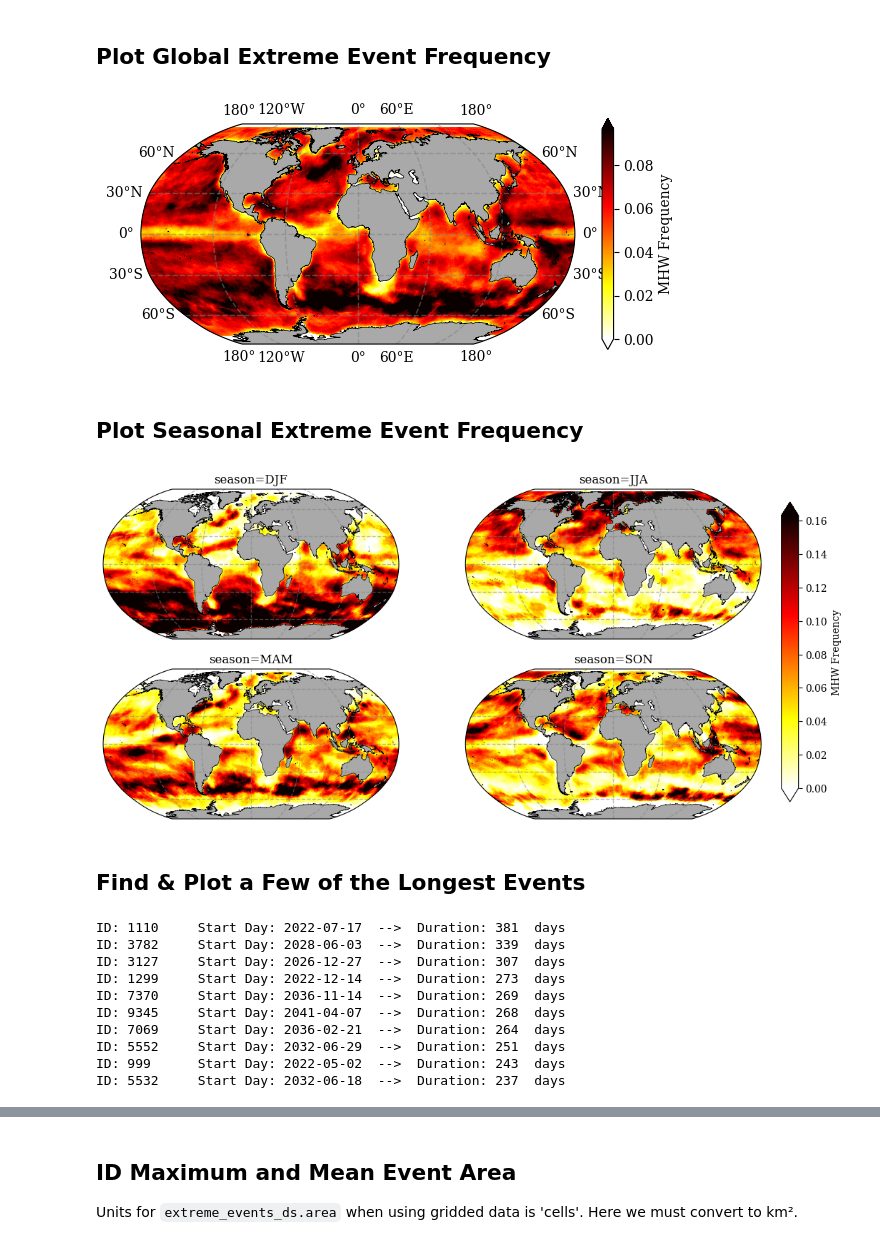
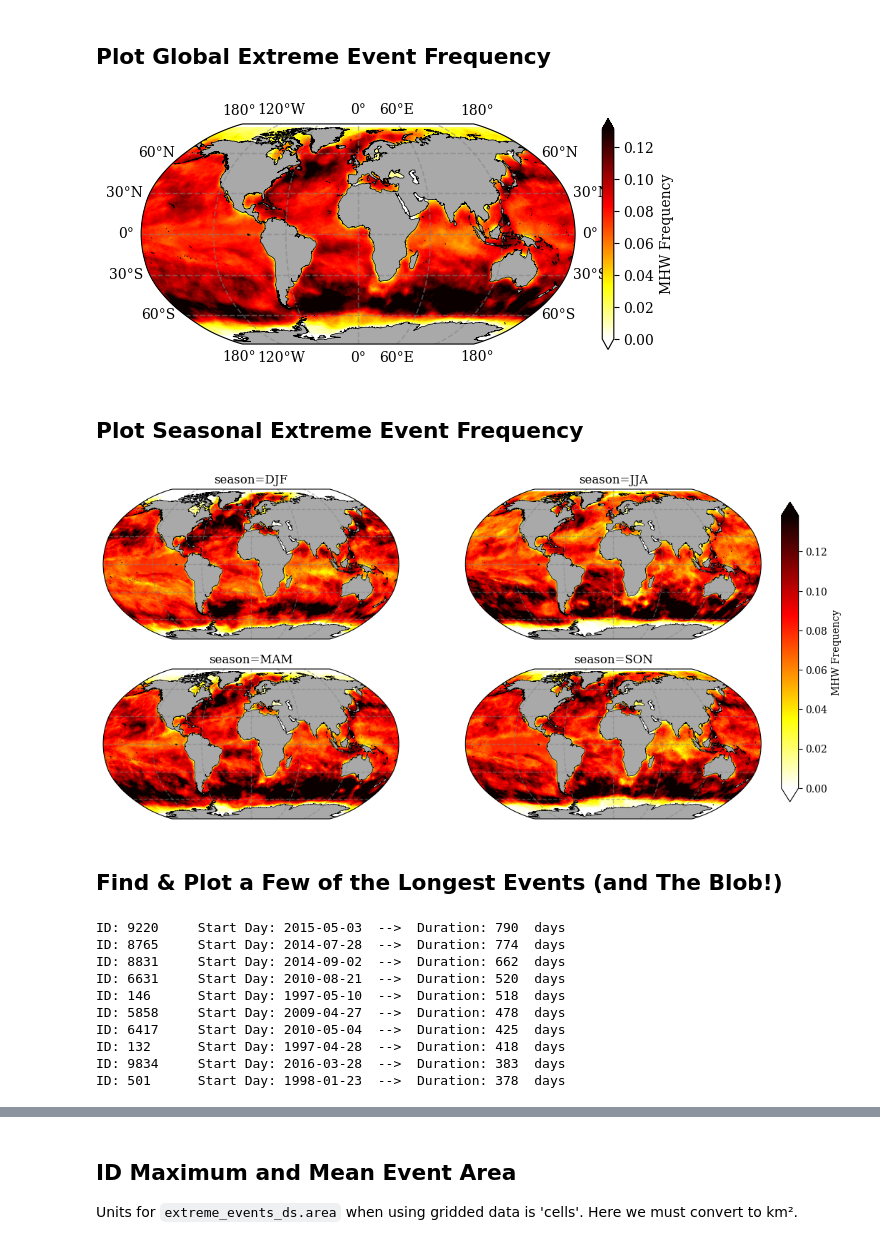
Before and after one commit to wienkers/marEx, a Jupyter notebook: examples/gridded data/03_visualise_events.ipynb, the cells around one changed output, grey strips where cells are left out. Drawn from its saved outputs; the diff is of its cells as text; code cells hidden in the pictures.

```diff
--- a/examples/gridded data/03_visualise_events.ipynb
+++ b/examples/gridded data/03_visualise_events.ipynb
@@ -14,9 +14,9 @@ import marEx
 import marEx.helper as hpc
 # %%
 # Directories
-scratch_dir = Path('/scratch') / getuser()[0] / getuser() # Lustre Scratch Directory
+scratch_dir = Path("/scratch") / getuser()[0] / getuser()  # Lustre Scratch Directory
 
-file_name = scratch_dir / 'mhws' / 'extreme_events_merged_gridded.zarr'
-plot_dir  = scratch_dir / 'mhws' / 'plots'
+file_name = scratch_dir / "mhws" / "extreme_events_merged_gridded_shifting.zarr"
+plot_dir = scratch_dir / "mhws" / "plots"
 # %%
 # Start Dask Cluster
@@ -141,42 +148,48 @@ fig, ax = ID_field_subset_day1.plotX.multi_plot(config, col='time', col_wrap=3);
 ## Plot Global Extreme Event Frequency
 # %%
 # Calculate the frequency of Event Occurrence
-event_frequency = (ID_field > 0).mean('time')
+event_frequency = (ID_field > 0).mean("time")
 
 # Setup Plotting Configuration
-config = marEx.PlotConfig(var_units='MHW Frequency', cmap='hot_r', cperc=[0,96], grid_labels=True)
-fig, ax = event_frequency.plotX.single_plot(config)
+config = marEx.PlotConfig(
+    var_units="MHW Frequency", cmap="hot_r", cperc=[0, 96], grid_labels=True
+)
+fig, ax, im = event_frequency.plotX.single_plot(config)
 # %% [output]
-[figure, old version]
+[figure, new version]
 # %% [markdown]
 ## Plot Seasonal Extreme Event Frequency
 # %%
 # Calculate the frequency of Event Occurrence per season
-seasonal_frequency = (ID_field > 0).groupby('time.season').mean(dim='time')
+seasonal_frequency = (ID_field > 0).groupby("time.season").mean(dim="time")
 
 # Setup Plotting Configuration
-config = marEx.PlotConfig(var_units='MHW Frequency', cmap='hot_r', cperc=[0,96], grid_labels=True)
-fig, ax = seasonal_frequency.plotX.multi_plot(config, col='season', col_wrap=2);
+config = marEx.PlotConfig(
+    var_units="MHW Frequency", cmap="hot_r", cperc=[0, 96], grid_labels=True
+)
+fig, ax = seasonal_frequency.plotX.multi_plot(config, col="season", col_wrap=2);
 # %% [output]
-[figure, old version]
+[figure, new version]
 # %% [markdown]
-## Find & Plot a Few of the Longest Events
+## Find & Plot a Few of the Longest Events (and **The Blob**!)
 # %%
 events_duration = extreme_events_ds.time_end - extreme_events_ds.time_start
 longest_events = events_duration.sortby(events_duration, ascending=False).ID
 
 for ID in longest_events[:10].values:
-    print(f"ID: {ID:<6}   Start Day: {extreme_events_ds.time_start.sel(ID=ID).dt.strftime('%Y-%m-%d').values}  -->  Duration: {events_duration.sel(ID=ID).dt.days.values:<4} days")
+    print(
+        f"ID: {ID:<6}   Start Day: {extreme_events_ds.time_start.sel(ID=ID).dt.strftime('%Y-%m-%d').values}  -->  Duration: {events_duration.sel(ID=ID).dt.days.values:<4} days"
+    )
 # %% [output]
-ID: 1110     Start Day: 2022-07-17  -->  Duration: 381  days
-ID: 3782     Start Day: 2028-06-03  -->  Duration: 339  days
-ID: 3127     Start Day: 2026-12-27  -->  Duration: 307  days
-ID: 1299     Start Day: 2022-12-14  -->  Duration: 273  days
-ID: 7370     Start Day: 2036-11-14  -->  Duration: 269  days
-ID: 9345     Start Day: 2041-04-07  -->  Duration: 268  days
-ID: 7069     Start Day: 2036-02-21  -->  Duration: 264  days
-ID: 5552     Start Day: 2032-06-29  -->  Duration: 251  days
-ID: 999      Start Day: 2022-05-02  -->  Duration: 243  days
-ID: 5532     Start Day: 2032-06-18  -->  Duration: 237  days
+ID: 9220     Start Day: 2015-05-03  -->  Duration: 790  days
+ID: 8765     Start Day: 2014-07-28  -->  Duration: 774  days
+ID: 8831     Start Day: 2014-09-02  -->  Duration: 662  days
+ID: 6631     Start Day: 2010-08-21  -->  Duration: 520  days
+ID: 146      Start Day: 1997-05-10  -->  Duration: 518  days
+ID: 5858     Start Day: 2009-04-27  -->  Duration: 478  days
+ID: 6417     Start Day: 2010-05-04  -->  Duration: 425  days
+ID: 132      Start Day: 1997-04-28  -->  Duration: 418  days
+ID: 9834     Start Day: 2016-03-28  -->  Duration: 383  days
+ID: 501      Start Day: 1998-01-23  -->  Duration: 378  days
 # %%
 # Calculate the local duration of the longest events
```
Also changed, not shown: parts of 15 cells of this notebook, 4 other files.
